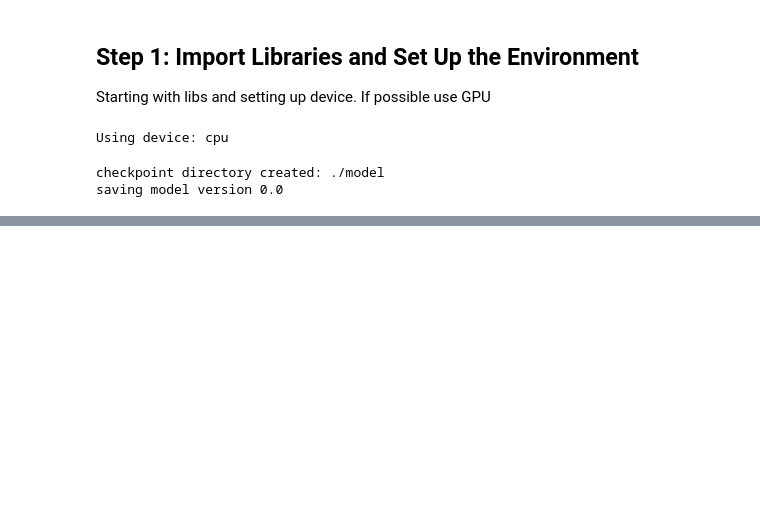
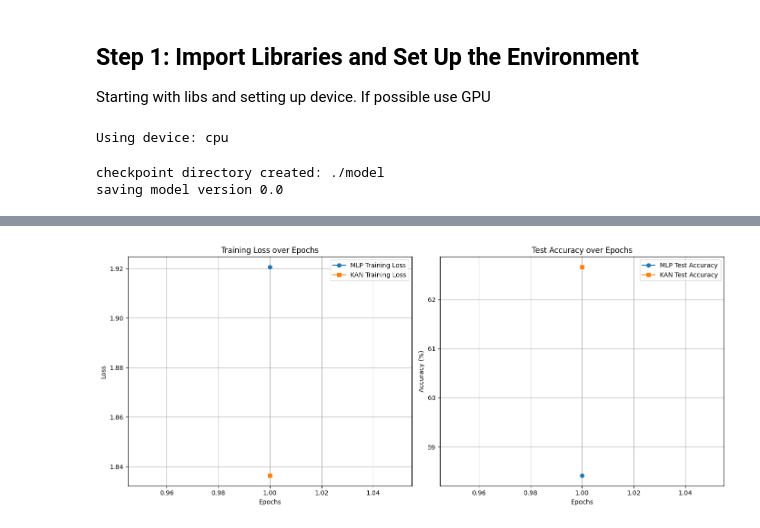
Before and after one commit to IgorSiemek/KAN_thesis, a Jupyter notebook: computerVison_Comparasion/MNIST.ipynb, the cells around one changed output, grey strips where cells are left out. Drawn from its saved outputs; the diff is of its cells as text; code cells hidden in the pictures; blank space fills up the shorter version.

```diff
--- a/computerVison_Comparasion/MNIST.ipynb
+++ b/computerVison_Comparasion/MNIST.ipynb
@@ -131,8 +131,11 @@ criterion = torch.nn.CrossEntropyLoss()
 optimizerMLP = torch.optim.Adam(modelMLP.parameters(), lr=0.002)
 optimizerKAN = torch.optim.Adam(modelKAN.parameters(), lr=0.002)
 # %%
-scalerMLP = torch.cuda.amp.GradScaler('cuda')
-scalerKAN = torch.cuda.amp.GradScaler('cuda')
+use_amp = torch.cuda.is_available()
+
+scalerMLP = GradScaler(device='cuda', enabled=use_amp)
+scalerKAN = GradScaler(device='cuda', enabled=use_amp)
+
 train_losses_MLP = []
 train_losses_KAN = []
 test_accuracies_MLP = []
@@ -263,3 +266,4 @@ plt.grid(True)
 
 plt.tight_layout()
 plt.show()
+# %% [output]
@@ -265,0 +271 @@ plt.show()
+[figure, added]
```
Also changed, not shown: parts of 2 cells of this notebook, 6 other files.
